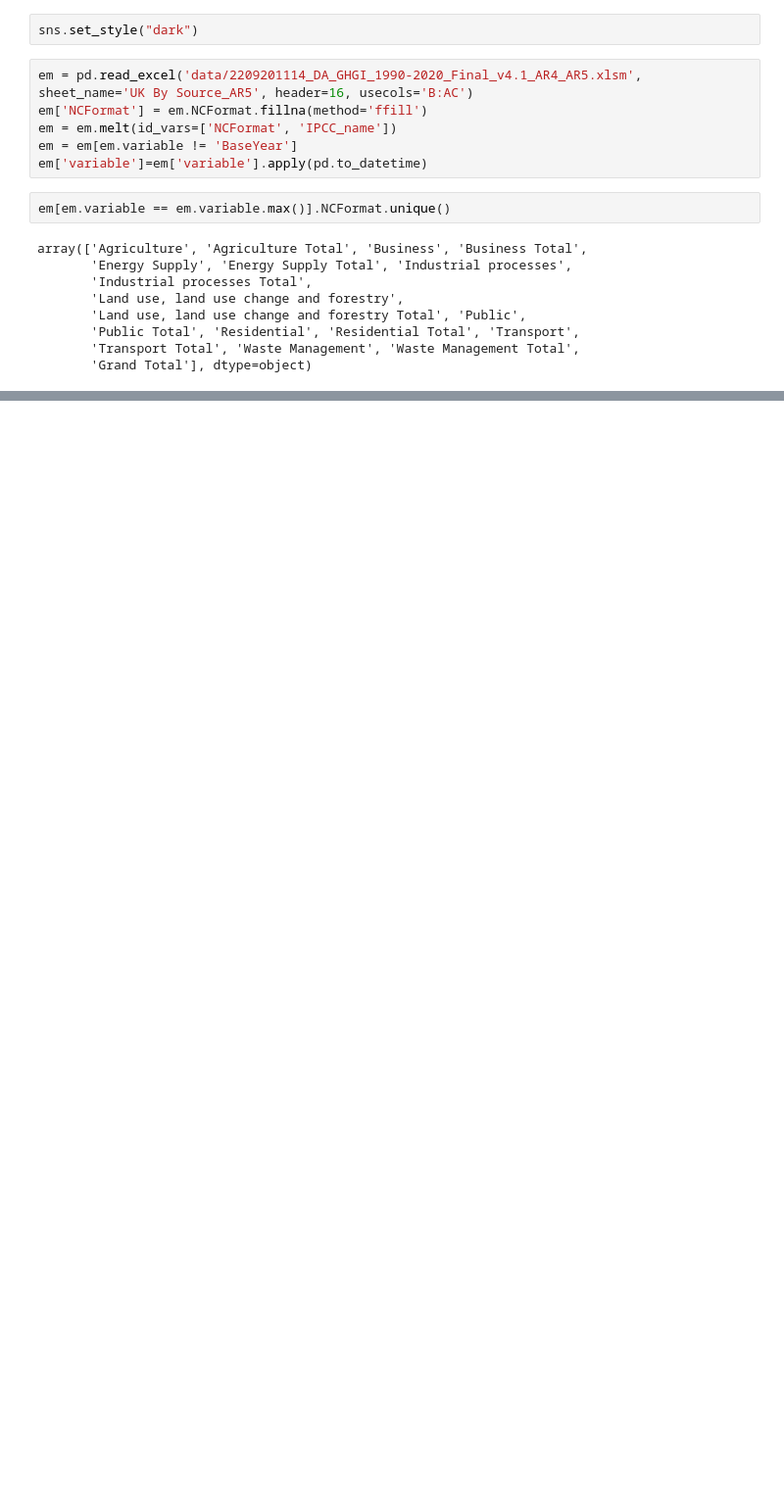
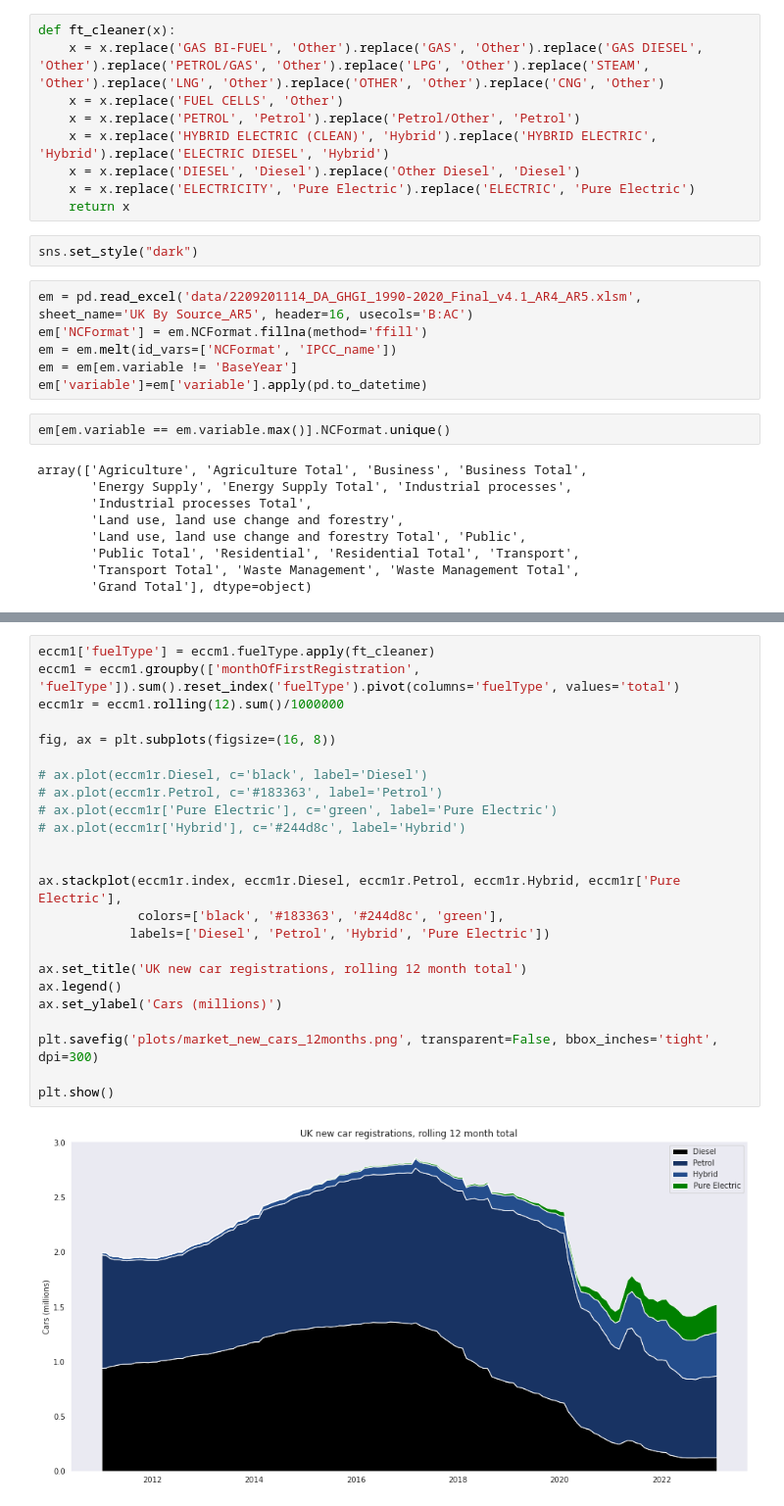
Before and after one commit to New-AutoMotive/zev_mandate, a Jupyter notebook: 00) UK Transport Emissions.ipynb, the cells around one changed output, grey strips where cells are left out. Shown at 98% size. Drawn from its saved outputs; the diff is of its cells as text; blank space fills up the shorter version.

```diff
--- a/00) UK Transport Emissions.ipynb
+++ b/00) UK Transport Emissions.ipynb
@@ -13,6 +14,15 @@ tqdm.pandas()
 # %% [output]
 The google.cloud.bigquery extension is already loaded. To reload it, use:
   %reload_ext google.cloud.bigquery
+# %%
+def ft_cleaner(x):
+    x = x.replace('GAS BI-FUEL', 'Other').replace('GAS', 'Other').replace('GAS DIESEL', 'Other').replace('PETROL/GAS', 'Other').replace('LPG', 'Other').replace('STEAM', 'Other').replace('LNG', 'Other').replace('OTHER', 'Other').replace('CNG', 'Other')
+    x = x.replace('FUEL CELLS', 'Other')
+    x = x.replace('PETROL', 'Petrol').replace('Petrol/Other', 'Petrol')
+    x = x.replace('HYBRID ELECTRIC (CLEAN)', 'Hybrid').replace('HYBRID ELECTRIC', 'Hybrid').replace('ELECTRIC DIESEL', 'Hybrid')
+    x = x.replace('DIESEL', 'Diesel').replace('Other Diesel', 'Diesel')
+    x = x.replace('ELECTRICITY', 'Pure Electric').replace('ELECTRIC', 'Pure Electric')
+    return x
 # %%
 sns.set_style("dark")
 # %%
@@ -72,0 +132,26 @@ plt.show()
+# %%
+eccm1['fuelType'] = eccm1.fuelType.apply(ft_cleaner)
+eccm1 = eccm1.groupby(['monthOfFirstRegistration', 'fuelType']).sum().reset_index('fuelType').pivot(columns='fuelType', values='total')
+eccm1r = eccm1.rolling(12).sum()/1000000
+
+fig, ax = plt.subplots(figsize=(16, 8))
+
+# ax.plot(eccm1r.Diesel, c='black', label='Diesel')
+# ax.plot(eccm1r.Petrol, c='#183363', label='Petrol')
+# ax.plot(eccm1r['Pure Electric'], c='green', label='Pure Electric')
+# ax.plot(eccm1r['Hybrid'], c='#244d8c', label='Hybrid')
+
+
+ax.stackplot(eccm1r.index, eccm1r.Diesel, eccm1r.Petrol, eccm1r.Hybrid, eccm1r['Pure Electric'],
+             colors=['black', '#183363', '#244d8c', 'green'],
+            labels=['Diesel', 'Petrol', 'Hybrid', 'Pure Electric'])
+
+ax.set_title('UK new car registrations, rolling 12 month total')
+ax.legend()
+ax.set_ylabel('Cars (millions)')
+
+plt.savefig('plots/market_new_cars_12months.png', transparent=False, bbox_inches='tight', dpi=300)
+
+plt.show()
+# %% [output]
+[figure, added]
```
Also changed, not shown: parts of 11 cells of this notebook, 3 other files.
